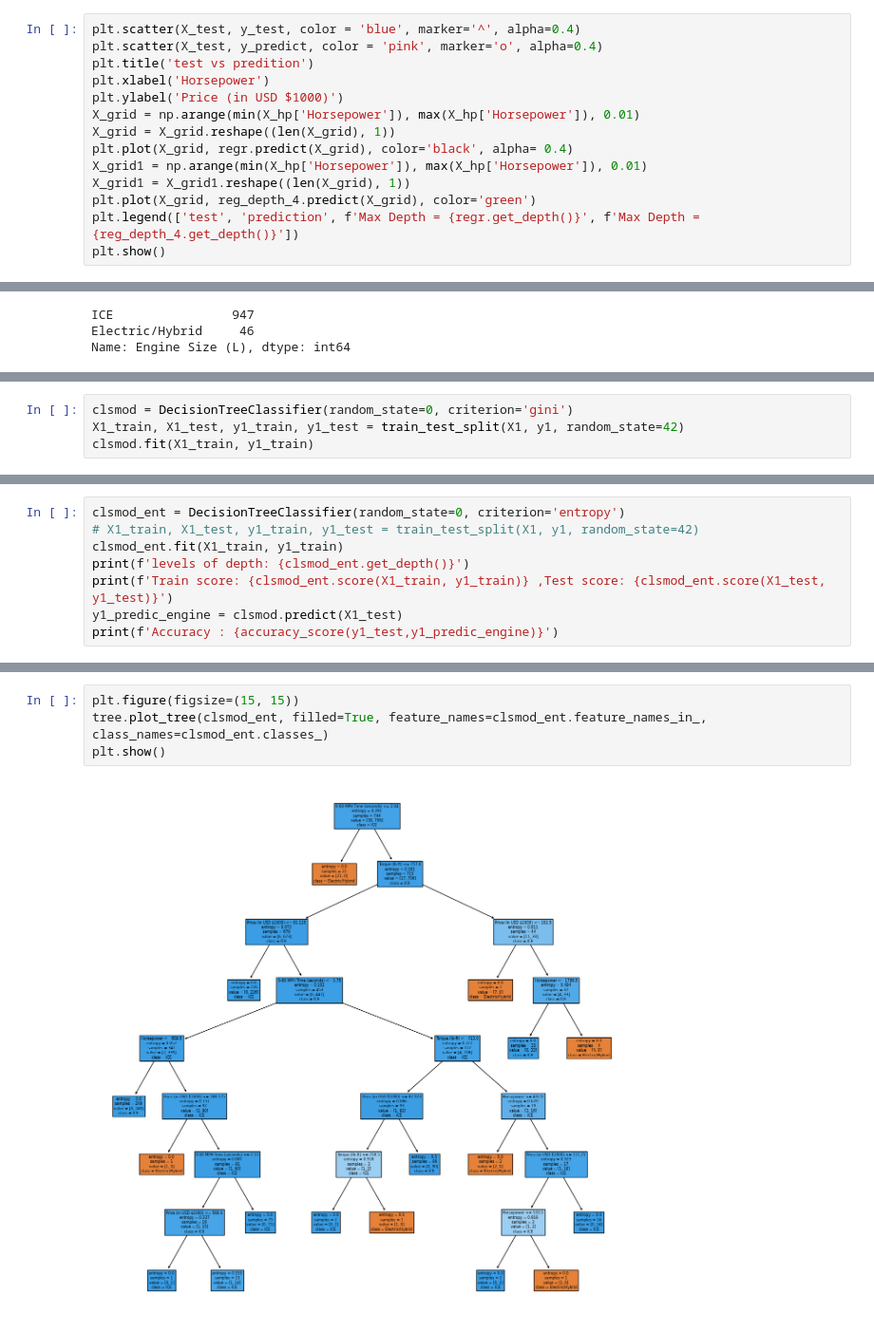
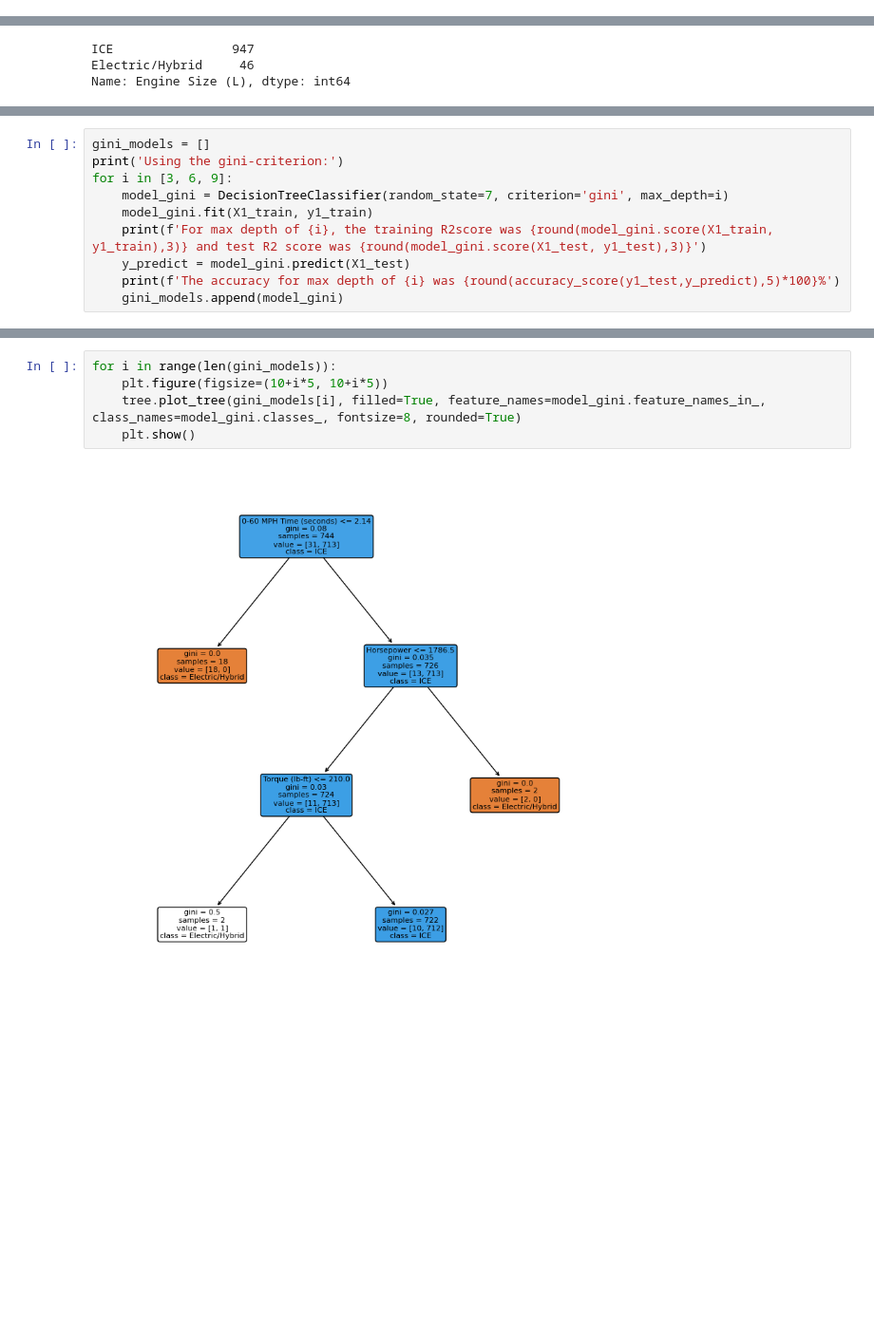
Before and after one commit to edwardoh7/wk09_fourthplace, a Jupyter notebook: Edward_notebook.ipynb, the cells around one changed output, grey strips where cells are left out. Shown at 95% size. Drawn from its saved outputs; the diff is of its cells as text; blank space fills up the shorter version.

```diff
--- a/Edward_notebook.ipynb
+++ b/Edward_notebook.ipynb
@@ -162,14 +136,0 @@ Train score: 0.8575209693225125, Test score: 0.909130326422126
-# %%
-plt.scatter(X_test, y_test, color = 'blue', marker='^', alpha=0.4)
-plt.scatter(X_test, y_predict, color = 'pink', marker='o', alpha=0.4)
-plt.title('test vs predition')
-plt.xlabel('Horsepower')
-plt.ylabel('Price (in USD $1000)')
-X_grid = np.arange(min(X_hp['Horsepower']), max(X_hp['Horsepower']), 0.01)
-X_grid = X_grid.reshape((len(X_grid), 1))
-plt.plot(X_grid, regr.predict(X_grid), color='black', alpha= 0.4)
-X_grid1 = np.arange(min(X_hp['Horsepower']), max(X_hp['Horsepower']), 0.01)
-X_grid1 = X_grid1.reshape((len(X_grid), 1))
-plt.plot(X_grid, reg_depth_4.predict(X_grid), color='green')
-plt.legend(['test', 'prediction', f'Max Depth = {regr.get_depth()}', f'Max Depth = {reg_depth_4.get_depth()}'])
-plt.show()
@@ -276,4 +209,0 @@ X1 = cars_df.drop(['Engine Size (L)', 'Car Make', 'Car Model', 'Year'], axis=1)
-# %%
-clsmod = DecisionTreeClassifier(random_state=0, criterion='gini')
-X1_train, X1_test, y1_train, y1_test = train_test_split(X1, y1, random_state=42)
-clsmod.fit(X1_train, y1_train)
@@ -302,8 +209,0 @@ plt.show()
-# %%
-clsmod_ent = DecisionTreeClassifier(random_state=0, criterion='entropy')
-# X1_train, X1_test, y1_train, y1_test = train_test_split(X1, y1, random_state=42)
-clsmod_ent.fit(X1_train, y1_train)
-print(f'levels of depth: {clsmod_ent.get_depth()}')
-print(f'Train score: {clsmod_ent.score(X1_train, y1_train)} ,Test score: {clsmod_ent.score(X1_test, y1_test)}')
-y1_predic_engine = clsmod.predict(X1_test)
-print(f'Accuracy : {accuracy_score(y1_test,y1_predic_engine)}')
@@ -313,0 +210,10 @@ Accuracy : 0.9919678714859438
+# %%
+gini_models = []
+print('Using the gini-criterion:')
+for i in [3, 6, 9]:
+    model_gini = DecisionTreeClassifier(random_state=7, criterion='gini', max_depth=i)
+    model_gini.fit(X1_train, y1_train)
+    print(f'For max depth of {i}, the training R2score was {round(model_gini.score(X1_train, y1_train),3)} and test R2 score was {round(model_gini.score(X1_test, y1_test),3)}')
+    y_predict = model_gini.predict(X1_test)
+    print(f'The accuracy for max depth of {i} was {round(accuracy_score(y1_test,y_predict),5)*100}%')
+    gini_models.append(model_gini)
@@ -314,6 +228,7 @@ Accuracy : 0.9919678714859438
 # %%
-plt.figure(figsize=(15, 15))
-tree.plot_tree(clsmod_ent, filled=True, feature_names=clsmod_ent.feature_names_in_, class_names=clsmod_ent.classes_)
-plt.show()
+for i in range(len(gini_models)):
+    plt.figure(figsize=(10+i*5, 10+i*5))
+    tree.plot_tree(gini_models[i], filled=True, feature_names=model_gini.feature_names_in_, class_names=model_gini.classes_, fontsize=8, rounded=True)
+    plt.show()
 # %% [output]
-[figure, old version]
+[figure, new version]
```
Also changed, not shown: parts of 26 cells of this notebook, 2 other files.
